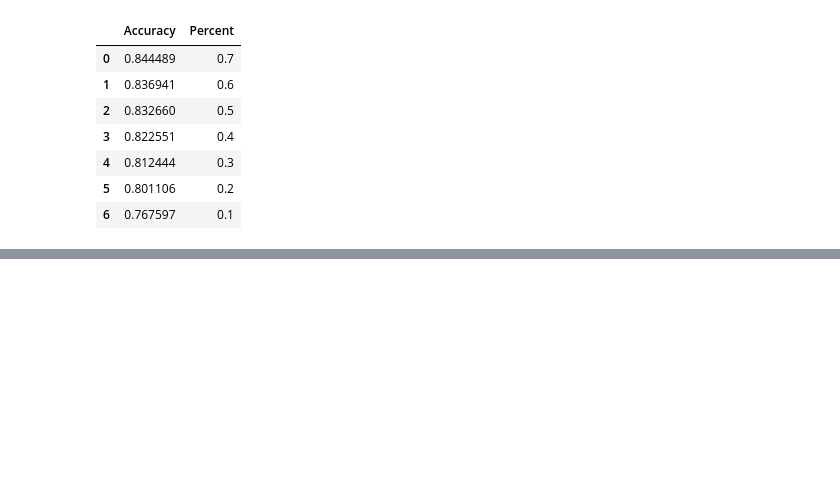
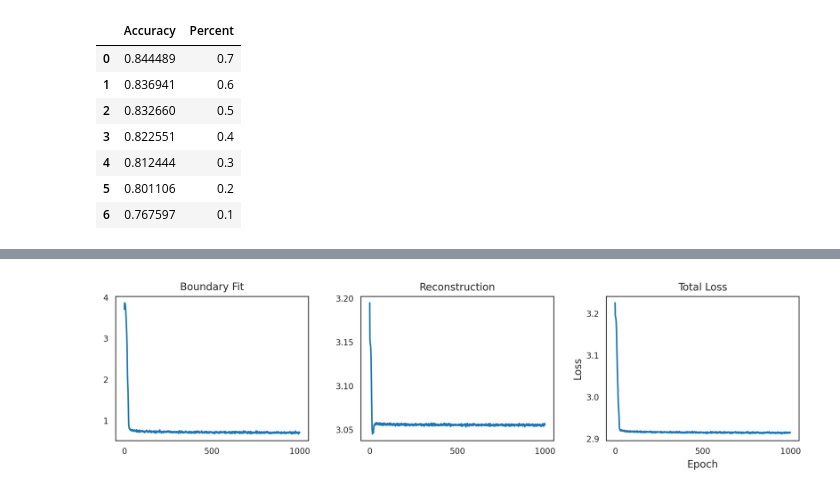
Before and after one commit to pachterlab/CBP_2021, a Jupyter notebook: notebooks/VMHNeurons/kimetal_tenx_predictions.ipynb, the cells around one changed output, grey strips where cells are left out. Cells and saved outputs as stored; diff of their text form; code cells hidden in the pictures; blank space fills up the shorter version.

```diff
--- a/notebooks/VMHNeurons/kimetal_tenx_predictions.ipynb
+++ b/notebooks/VMHNeurons/kimetal_tenx_predictions.ipynb
@@ -654,0 +736,2 @@ files.download('lowPercs10XPreds.csv')
+# %%
+rounds = 3
@@ -654,0 +763,13 @@ files.download('lowPercs10XPreds.csv')
+# %%
+#Ex utero
+fl = []
+flLab = []
+flType = []
+
+for i in range(rounds):
+  nca = Picasso(n_latent = 2, epochs = 500, batch_size = batch_size)
+  lossesB, latentB = nca.fit(scaled_mat,coords, frac = .3,silent=True,ret_loss=True)  #.06 for ex utero
+
+  fl += [latentB]
+  flLab += ['Flower']
+  flType += ['MCML 2D']
@@ -654,0 +786,4 @@ files.download('lowPercs10XPreds.csv')
+# %%
+nca.plotLosses(figsize=(10,3),axisFontSize=10,tickFontSize=8)
+# %% [output]
+[figure, added]
```
Also changed, not shown: parts of 22 cells of this notebook.
